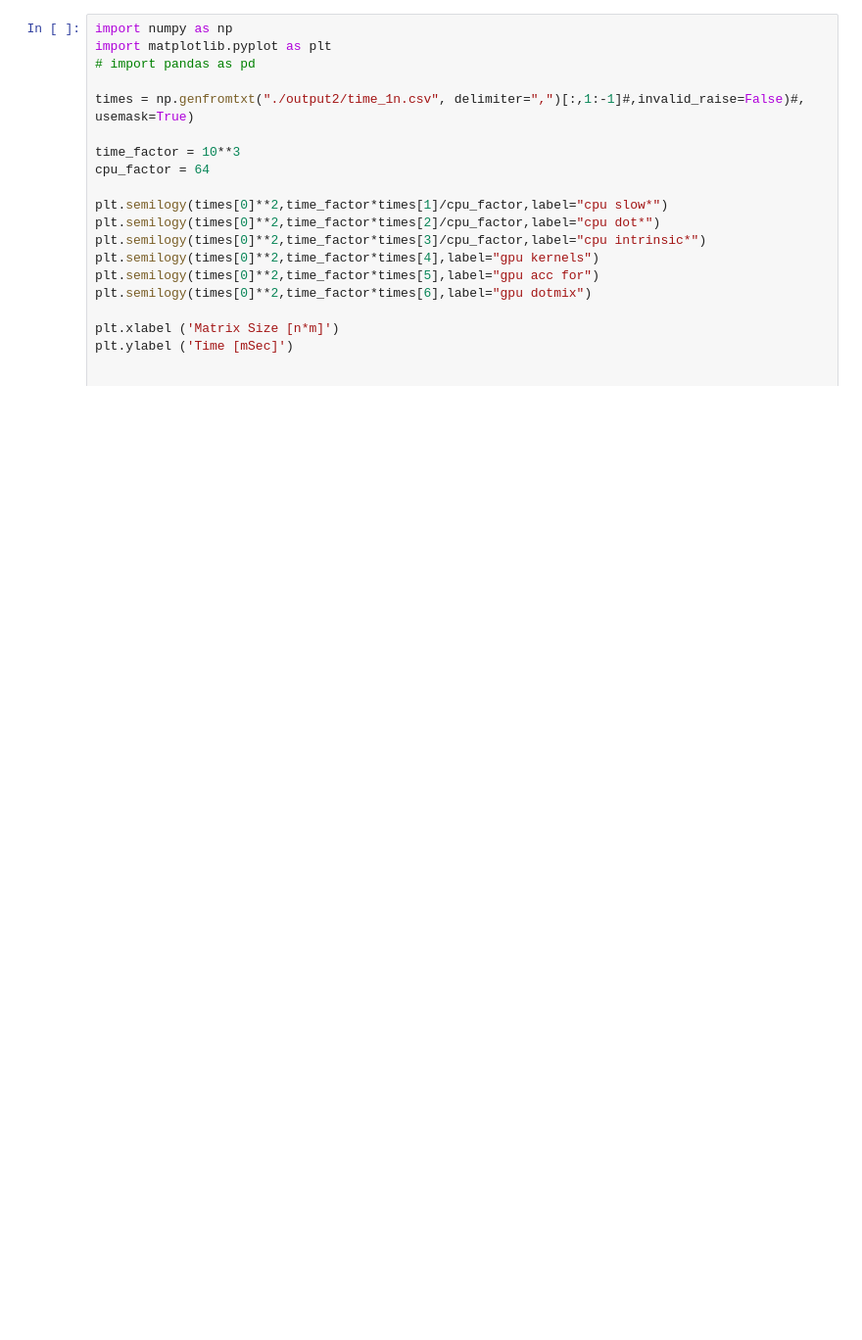
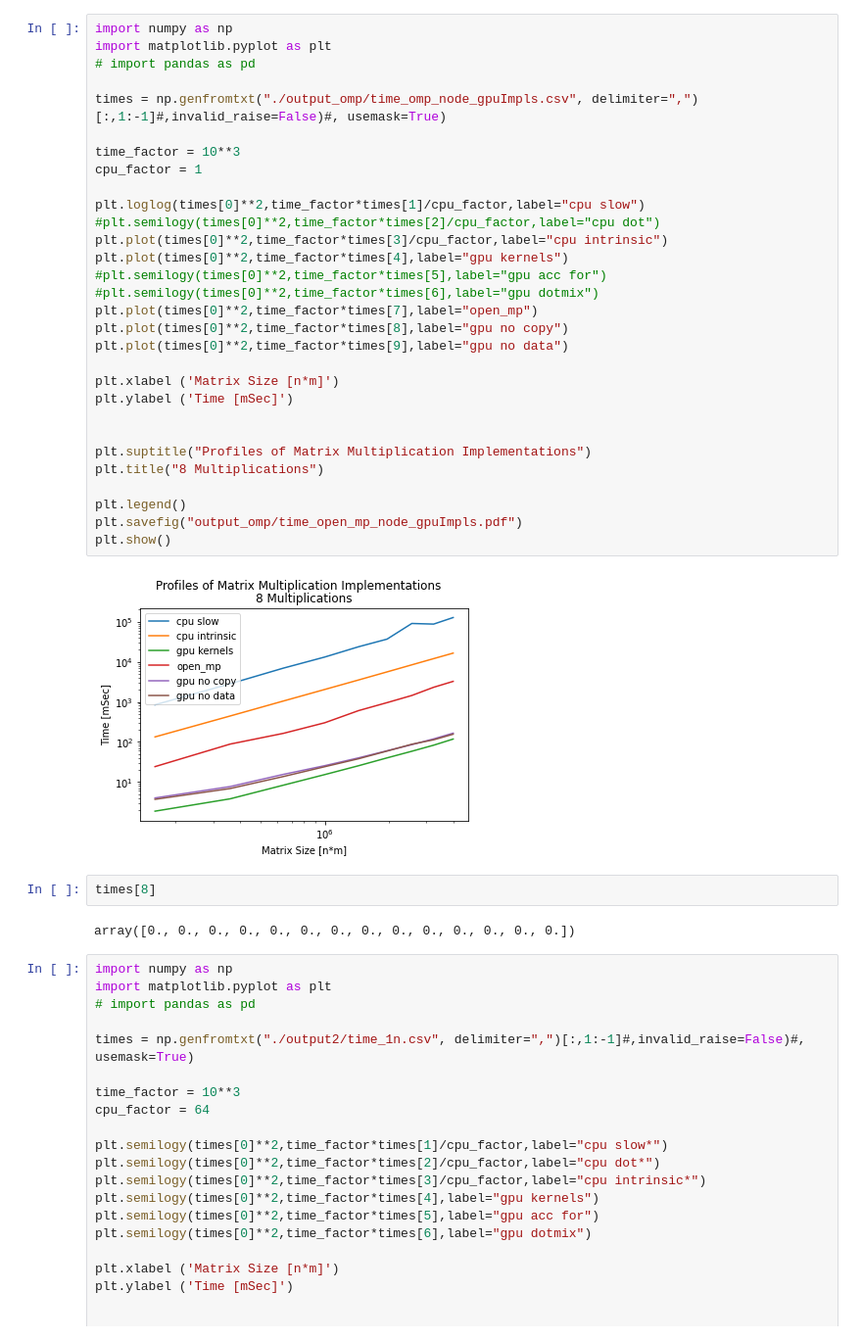
Before and after one commit to MomoInSpace/tlab_Tutorial, a Jupyter notebook: src/09_profiling/plot_time.ipynb, the cells around one changed output. Shown: that part at 98% size. Cells and saved outputs as stored; diff of their text form; blank space fills up the shorter version.

```diff
--- a/src/09_profiling/plot_time.ipynb
+++ b/src/09_profiling/plot_time.ipynb
@@ -30,3 +31,39 @@ plt.show()
+# %%
+import numpy as np
+import matplotlib.pyplot as plt
+# import pandas as pd
+
+times = np.genfromtxt("./output_omp/time_omp_node_gpuImpls.csv", delimiter=",")[:,1:-1]#,invalid_raise=False)#, usemask=True)
+
+time_factor = 10**3
+cpu_factor = 1
+
+plt.loglog(times[0]**2,time_factor*times[1]/cpu_factor,label="cpu slow")
+#plt.semilogy(times[0]**2,time_factor*times[2]/cpu_factor,label="cpu dot")
+plt.plot(times[0]**2,time_factor*times[3]/cpu_factor,label="cpu intrinsic")
+plt.plot(times[0]**2,time_factor*times[4],label="gpu kernels")
+#plt.semilogy(times[0]**2,time_factor*times[5],label="gpu acc for")
+#plt.semilogy(times[0]**2,time_factor*times[6],label="gpu dotmix")
+plt.plot(times[0]**2,time_factor*times[7],label="open_mp")
+plt.plot(times[0]**2,time_factor*times[8],label="gpu no copy")
+plt.plot(times[0]**2,time_factor*times[9],label="gpu no data")
+
+plt.xlabel ('Matrix Size [n*m]')
+plt.ylabel ('Time [mSec]')
+
+
+plt.suptitle("Profiles of Matrix Multiplication Implementations")
+plt.title("8 Multiplications")
+
+plt.legend()
+plt.savefig("output_omp/time_open_mp_node_gpuImpls.pdf")
+plt.show()
+# %% [output]
+[figure, added]
+# %%
+times[8]
+# %% [output]
+array([0., 0., 0., 0., 0., 0., 0., 0., 0., 0., 0., 0., 0., 0.])
 # %%
 import numpy as np
 import matplotlib.pyplot as plt
```
Also changed, not shown: parts of 2 cells of this notebook, 4 other files.
